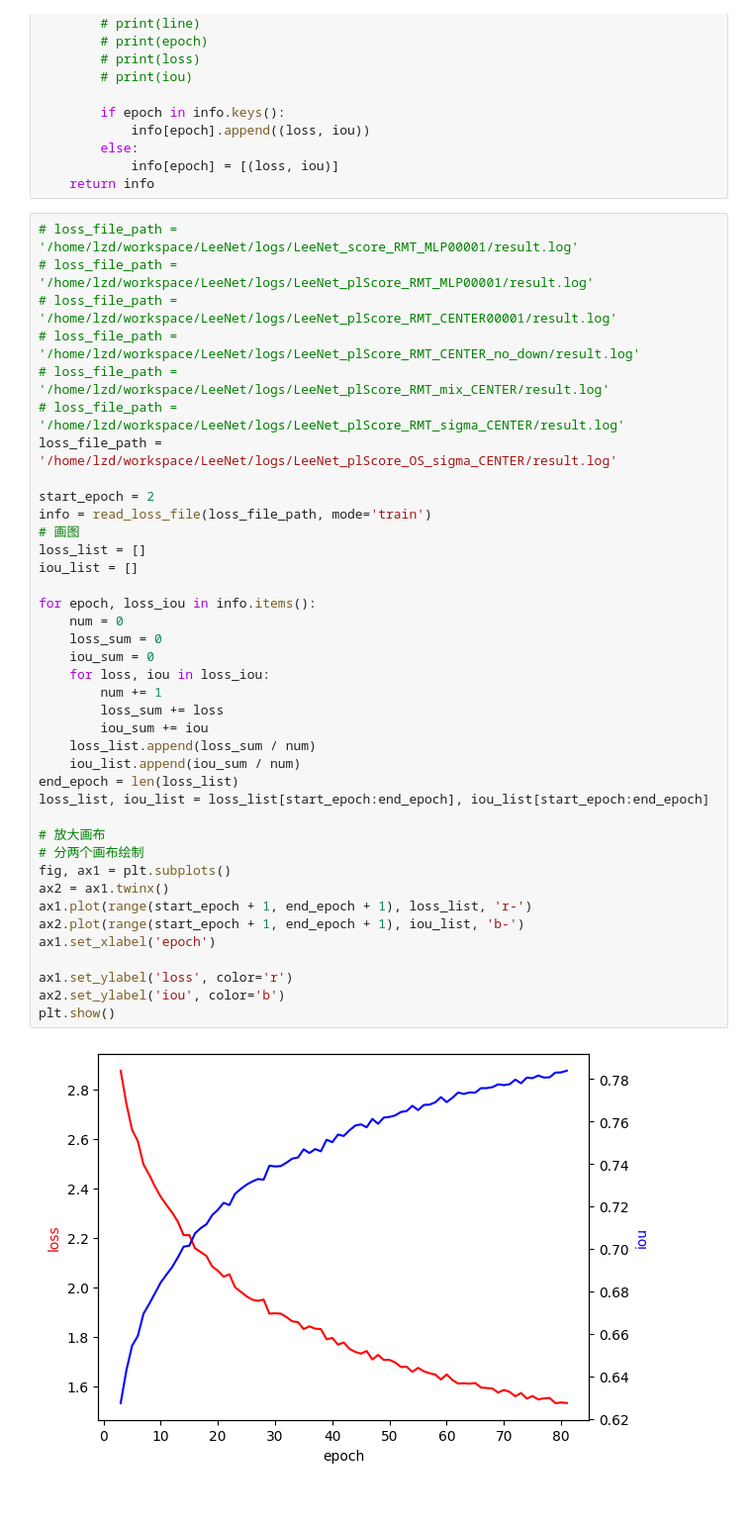
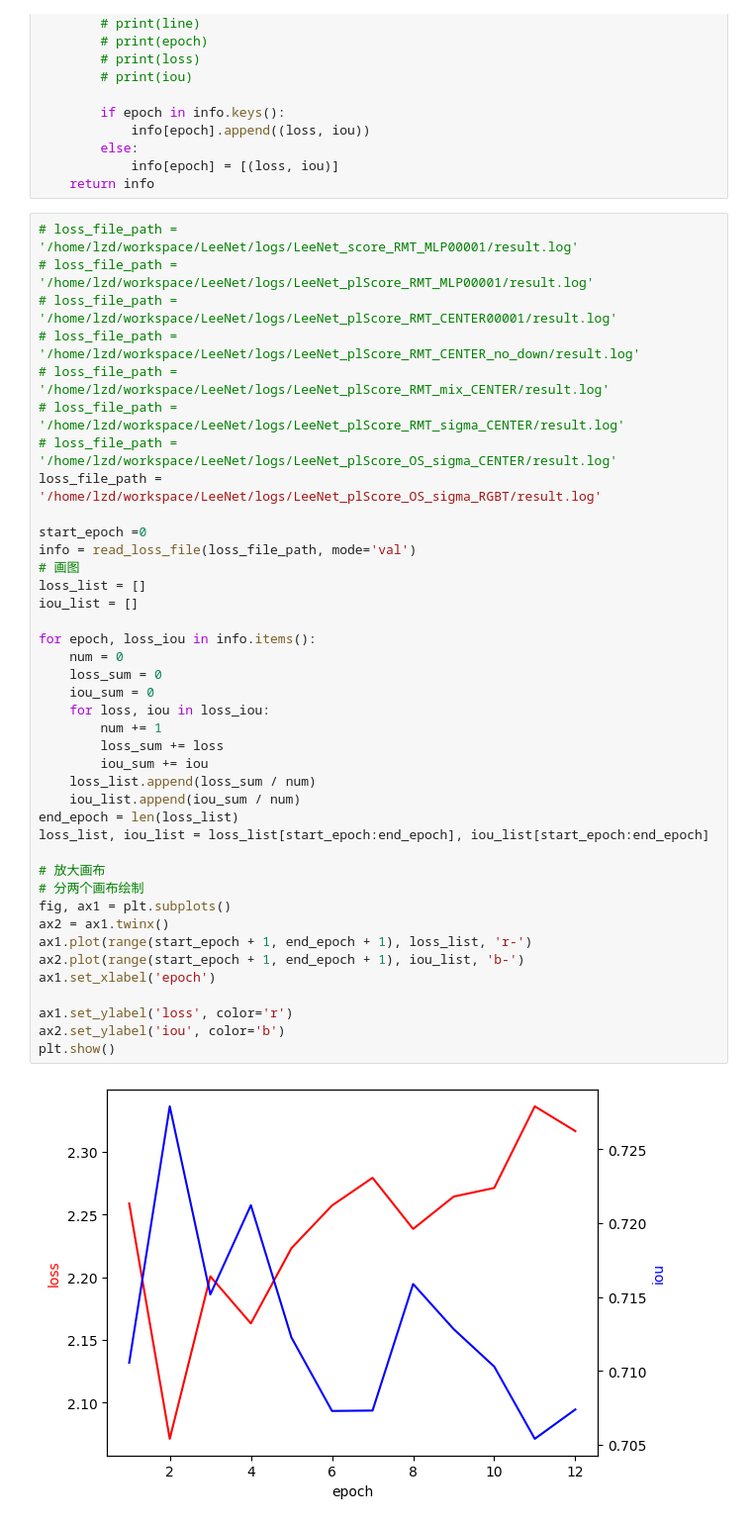
Before and after one commit to Leezed525/pytorch_cv_base, a Jupyter notebook: visualization/loss_visualization.ipynb, the cells around one changed output. Shown at 99% size. Saved outputs shown, nothing was run; the diff lists cells and outputs as text.

```diff
--- a/visualization/loss_visualization.ipynb
+++ b/visualization/loss_visualization.ipynb
@@ -55,37 +55,38 @@ def read_loss_file(file_path, mode='train'):
 # loss_file_path = '/home/lzd/workspace/LeeNet/logs/LeeNet_plScore_RMT_CENTER_no_down/result.log'
 # loss_file_path = '/home/lzd/workspace/LeeNet/logs/LeeNet_plScore_RMT_mix_CENTER/result.log'
 # loss_file_path = '/home/lzd/workspace/LeeNet/logs/LeeNet_plScore_RMT_sigma_CENTER/result.log'
-loss_file_path = '/home/lzd/workspace/LeeNet/logs/LeeNet_plScore_OS_sigma_CENTER/result.log'
+# loss_file_path = '/home/lzd/workspace/LeeNet/logs/LeeNet_plScore_OS_sigma_CENTER/result.log'
+loss_file_path = '/home/lzd/workspace/LeeNet/logs/LeeNet_plScore_OS_sigma_RGBT/result.log'
 
-start_epoch = 2
-info = read_loss_file(loss_file_path, mode='train')
+start_epoch =0
+info = read_loss_file(loss_file_path, mode='val')
 # 画图
 loss_list = []
 iou_list = []
 
 for epoch, loss_iou in info.items():
     num = 0
     loss_sum = 0
     iou_sum = 0
     for loss, iou in loss_iou:
         num += 1
         loss_sum += loss
         iou_sum += iou
     loss_list.append(loss_sum / num)
     iou_list.append(iou_sum / num)
 end_epoch = len(loss_list)
 loss_list, iou_list = loss_list[start_epoch:end_epoch], iou_list[start_epoch:end_epoch]
 
 # 放大画布
 # 分两个画布绘制
 fig, ax1 = plt.subplots()
 ax2 = ax1.twinx()
 ax1.plot(range(start_epoch + 1, end_epoch + 1), loss_list, 'r-')
 ax2.plot(range(start_epoch + 1, end_epoch + 1), iou_list, 'b-')
 ax1.set_xlabel('epoch')
 
 ax1.set_ylabel('loss', color='r')
 ax2.set_ylabel('iou', color='b')
 plt.show()
 # %% [output]
-[figure, old version]
+[figure, new version]
```
Also changed, not shown: 5 other files.
